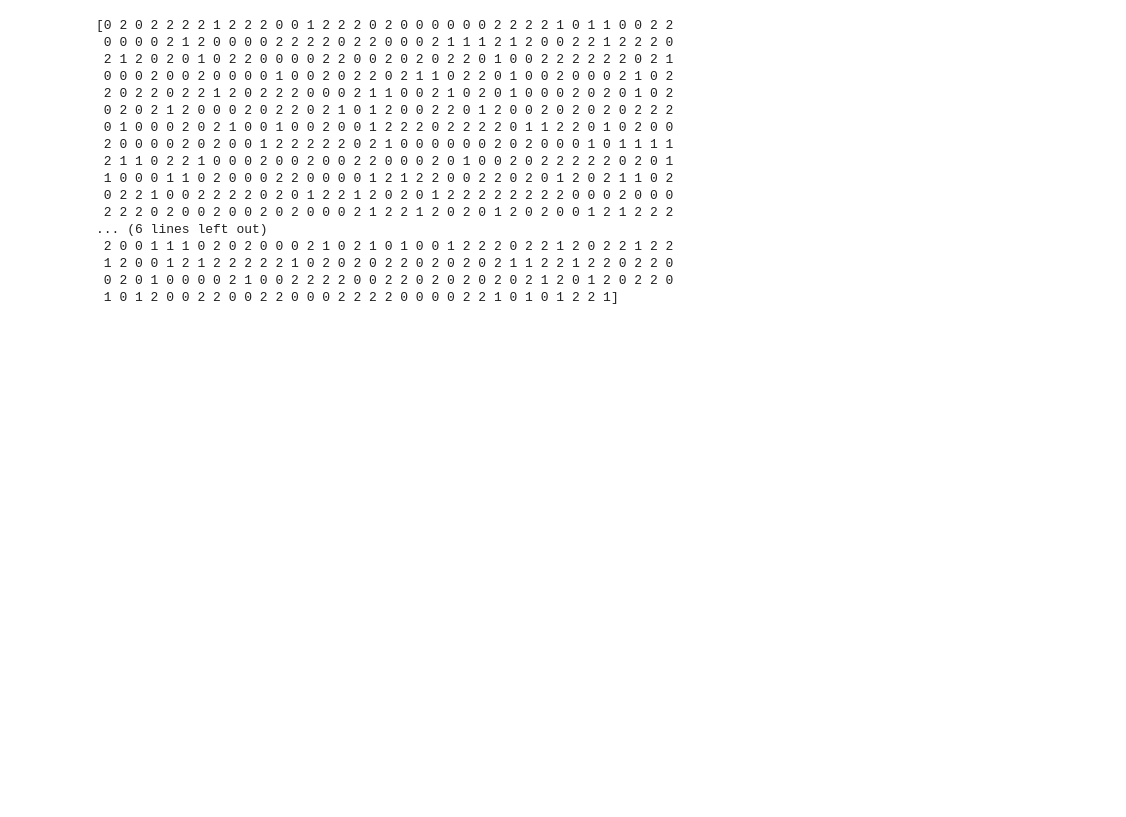
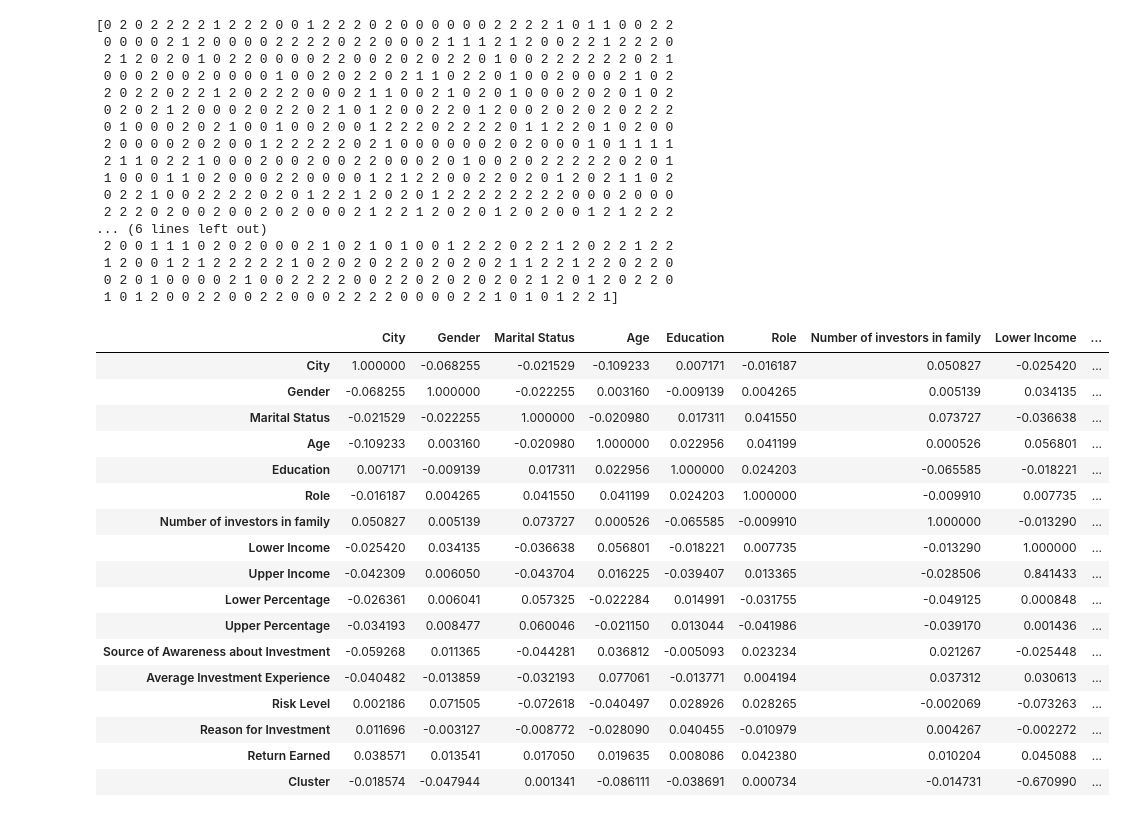
Before and after one commit to DhivyadharshiniBabu/Buckman-Datathon, a Jupyter notebook: Buckman_Datathon.ipynb, the cells around one changed output. Cells and saved outputs as stored; diff of their text form; code cells hidden in the pictures; blank space fills up the shorter version.

Commit message:
investment decision

```diff
--- a/Buckman_Datathon.ipynb
+++ b/Buckman_Datathon.ipynb
@@ -579,3 +579,24 @@ The default value of `n_init` will change from 10 to 'auto' in 1.4. Set the valu
  1 2 0 0 1 2 1 2 2 2 2 2 1 0 2 0 2 0 2 2 0 2 0 2 0 2 1 1 2 2 1 2 2 0 2 2 0
  0 2 0 1 0 0 0 0 2 1 0 0 2 2 2 2 0 0 2 2 0 2 0 2 0 2 0 2 1 2 0 1 2 0 2 2 0
  1 0 1 2 0 0 2 2 0 0 2 2 0 0 0 2 2 2 2 0 0 0 0 2 2 1 0 1 0 1 2 2 1]
+# %%
+data.corr()
+# %% [output]
+|  | City | Gender | Marital Status | Age | Education | Role | Number of investors in family | Lower Income | ... |
+| City | 1.000000 | -0.068255 | -0.021529 | -0.109233 | 0.007171 | -0.016187 | 0.050827 | -0.025420 | ... |
+| Gender | -0.068255 | 1.000000 | -0.022255 | 0.003160 | -0.009139 | 0.004265 | 0.005139 | 0.034135 | ... |
+| Marital Status | -0.021529 | -0.022255 | 1.000000 | -0.020980 | 0.017311 | 0.041550 | 0.073727 | -0.036638 | ... |
+| Age | -0.109233 | 0.003160 | -0.020980 | 1.000000 | 0.022956 | 0.041199 | 0.000526 | 0.056801 | ... |
+| Education | 0.007171 | -0.009139 | 0.017311 | 0.022956 | 1.000000 | 0.024203 | -0.065585 | -0.018221 | ... |
+| Role | -0.016187 | 0.004265 | 0.041550 | 0.041199 | 0.024203 | 1.000000 | -0.009910 | 0.007735 | ... |
+| Number of investors in family | 0.050827 | 0.005139 | 0.073727 | 0.000526 | -0.065585 | -0.009910 | 1.000000 | -0.013290 | ... |
+| Lower Income | -0.025420 | 0.034135 | -0.036638 | 0.056801 | -0.018221 | 0.007735 | -0.013290 | 1.000000 | ... |
+| Upper Income | -0.042309 | 0.006050 | -0.043704 | 0.016225 | -0.039407 | 0.013365 | -0.028506 | 0.841433 | ... |
+| Lower Percentage | -0.026361 | 0.006041 | 0.057325 | -0.022284 | 0.014991 | -0.031755 | -0.049125 | 0.000848 | ... |
+| Upper Percentage | -0.034193 | 0.008477 | 0.060046 | -0.021150 | 0.013044 | -0.041986 | -0.039170 | 0.001436 | ... |
+| Source of Awareness about Investment | -0.059268 | 0.011365 | -0.044281 | 0.036812 | -0.005093 | 0.023234 | 0.021267 | -0.025448 | ... |
+| Average Investment Experience | -0.040482 | -0.013859 | -0.032193 | 0.077061 | -0.013771 | 0.004194 | 0.037312 | 0.030613 | ... |
+| Risk Level | 0.002186 | 0.071505 | -0.072618 | -0.040497 | 0.028926 | 0.028265 | -0.002069 | -0.073263 | ... |
+| Reason for Investment | 0.011696 | -0.003127 | -0.008772 | -0.028090 | 0.040455 | -0.010979 | 0.004267 | -0.002272 | ... |
+| Return Earned | 0.038571 | 0.013541 | 0.017050 | 0.019635 | 0.008086 | 0.042380 | 0.010204 | 0.045088 | ... |
+| Cluster | -0.018574 | -0.047944 | 0.001341 | -0.086111 | -0.038691 | 0.000734 | -0.014731 | -0.670990 | ... |
```
Also changed, not shown: parts of 4 cells of this notebook.
